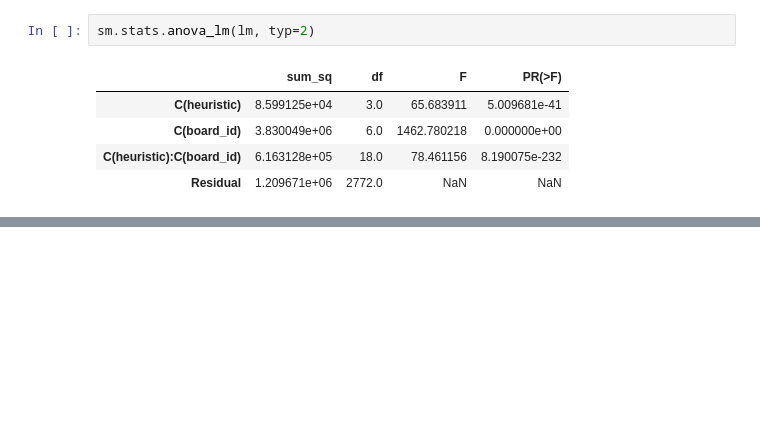
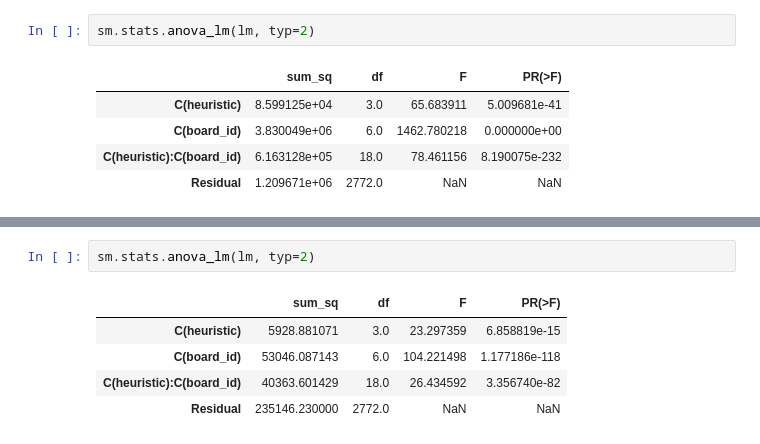
Before and after one commit to Nagasaki45/cooperative-ai, a Jupyter notebook: analysis/analysis.ipynb, the cells around one changed output, grey strips where cells are left out. Saved outputs shown, nothing was run; the diff lists cells and outputs as text; blank space fills up the shorter version.

```diff
--- a/analysis/analysis.ipynb
+++ b/analysis/analysis.ipynb
@@ -154,0 +263,8 @@ sm.stats.anova_lm(lm, typ=2)
+# %%
+sm.stats.anova_lm(lm, typ=2)
+# %% [output]
+|  | sum_sq | df | F | PR(>F) |
+| C(heuristic) | 5928.881071 | 3.0 | 23.297359 | 6.858819e-15 |
+| C(board_id) | 53046.087143 | 6.0 | 104.221498 | 1.177186e-118 |
+| C(heuristic):C(board_id) | 40363.601429 | 18.0 | 26.434592 | 3.356740e-82 |
+| Residual | 235146.230000 | 2772.0 | NaN | NaN |
```
Also changed, not shown: parts of 14 cells of this notebook, 1 other file.
